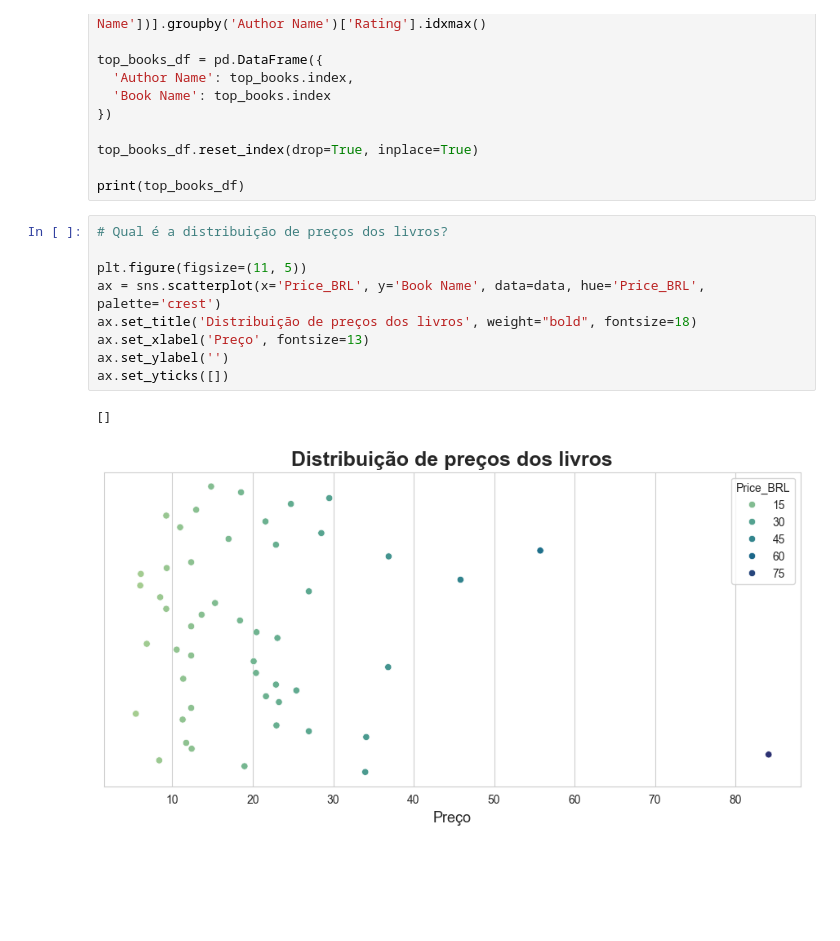
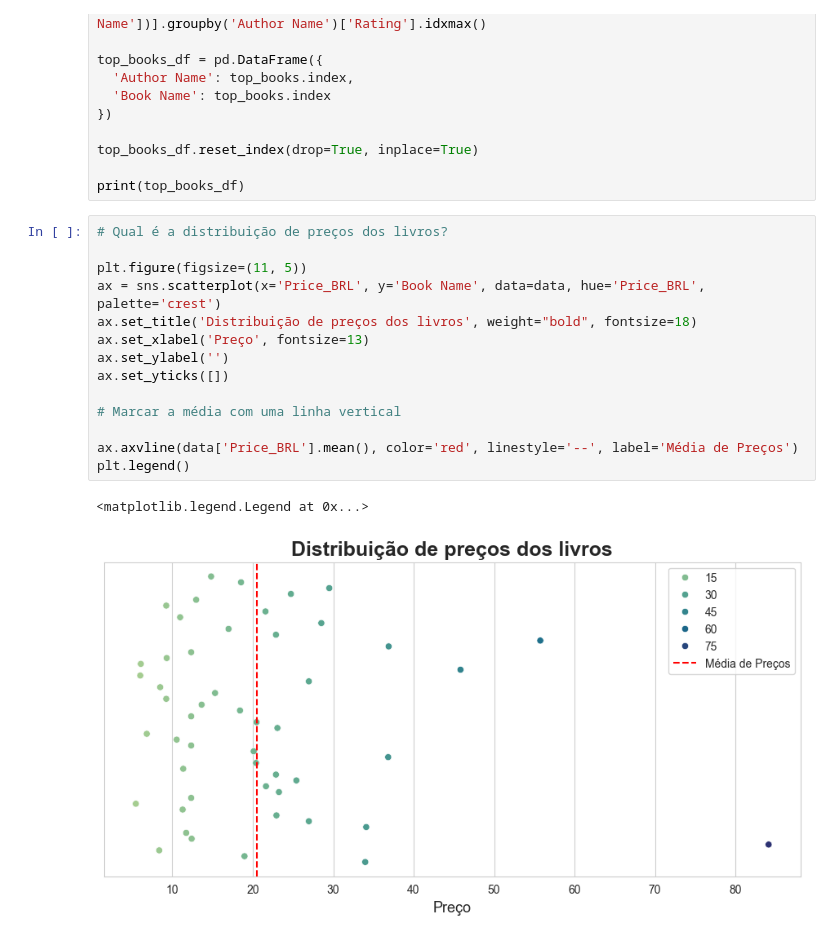
Before and after one commit to kellymartina/analise-amazon-bestselling-books, a Jupyter notebook: amazon-bestselling-books.ipynb, the cells around one changed output. Drawn from its saved outputs; the diff is of its cells as text; blank space fills up the shorter version.

```diff
--- a/amazon-bestselling-books.ipynb
+++ b/amazon-bestselling-books.ipynb
@@ -96,12 +96,17 @@ print(top_books_df)
 # %%
 # Qual é a distribuição de preços dos livros?
 
 plt.figure(figsize=(11, 5))
 ax = sns.scatterplot(x='Price_BRL', y='Book Name', data=data, hue='Price_BRL', palette='crest')
 ax.set_title('Distribuição de preços dos livros', weight="bold", fontsize=18)
 ax.set_xlabel('Preço', fontsize=13)
 ax.set_ylabel('')
 ax.set_yticks([])
+
+# Marcar a média com uma linha vertical
+
+ax.axvline(data['Price_BRL'].mean(), color='red', linestyle='--', label='Média de Preços')
+plt.legend()
 # %% [output]
-[]
+<matplotlib.legend.Legend at 0x...>
-[figure, old version]
+[figure, new version]
```
